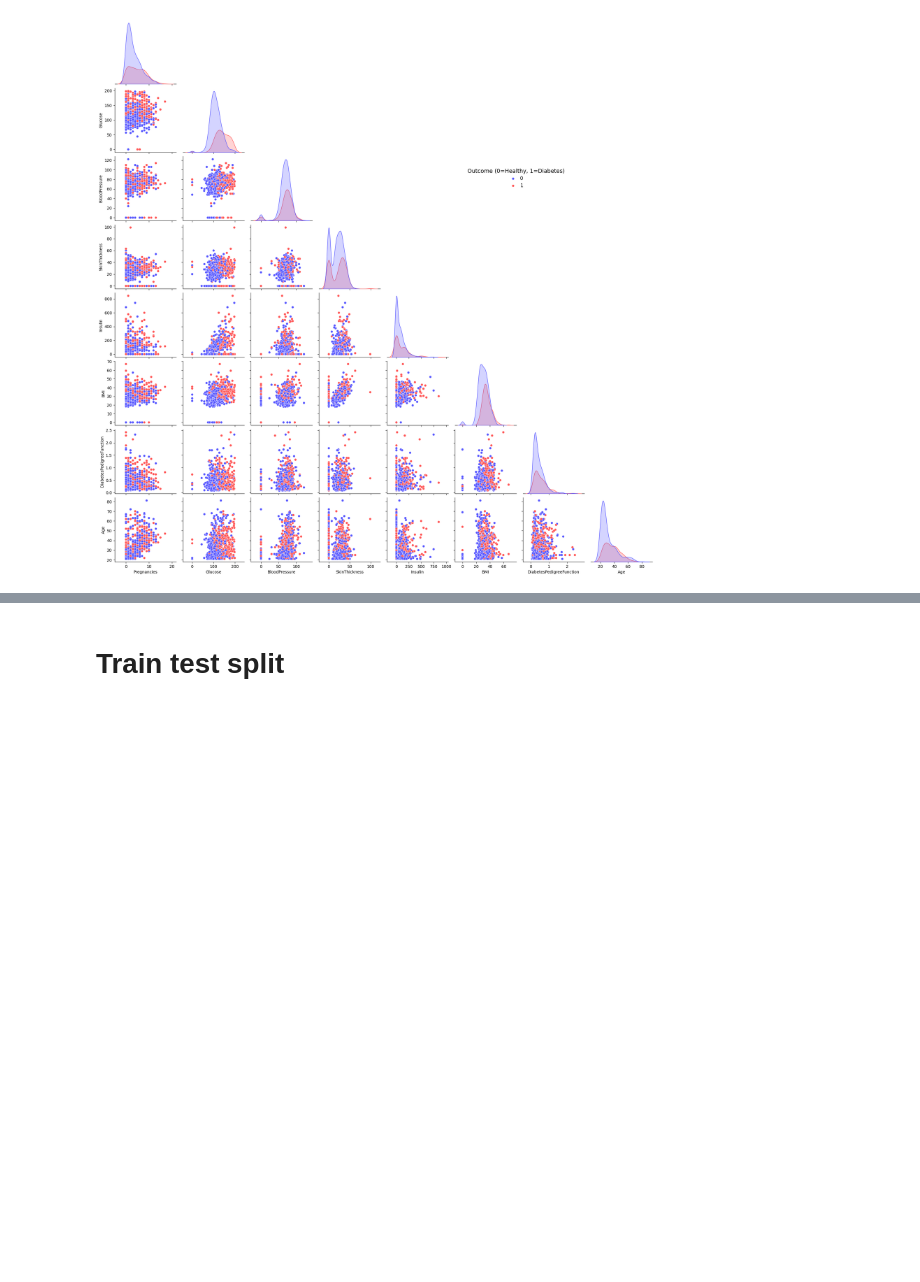
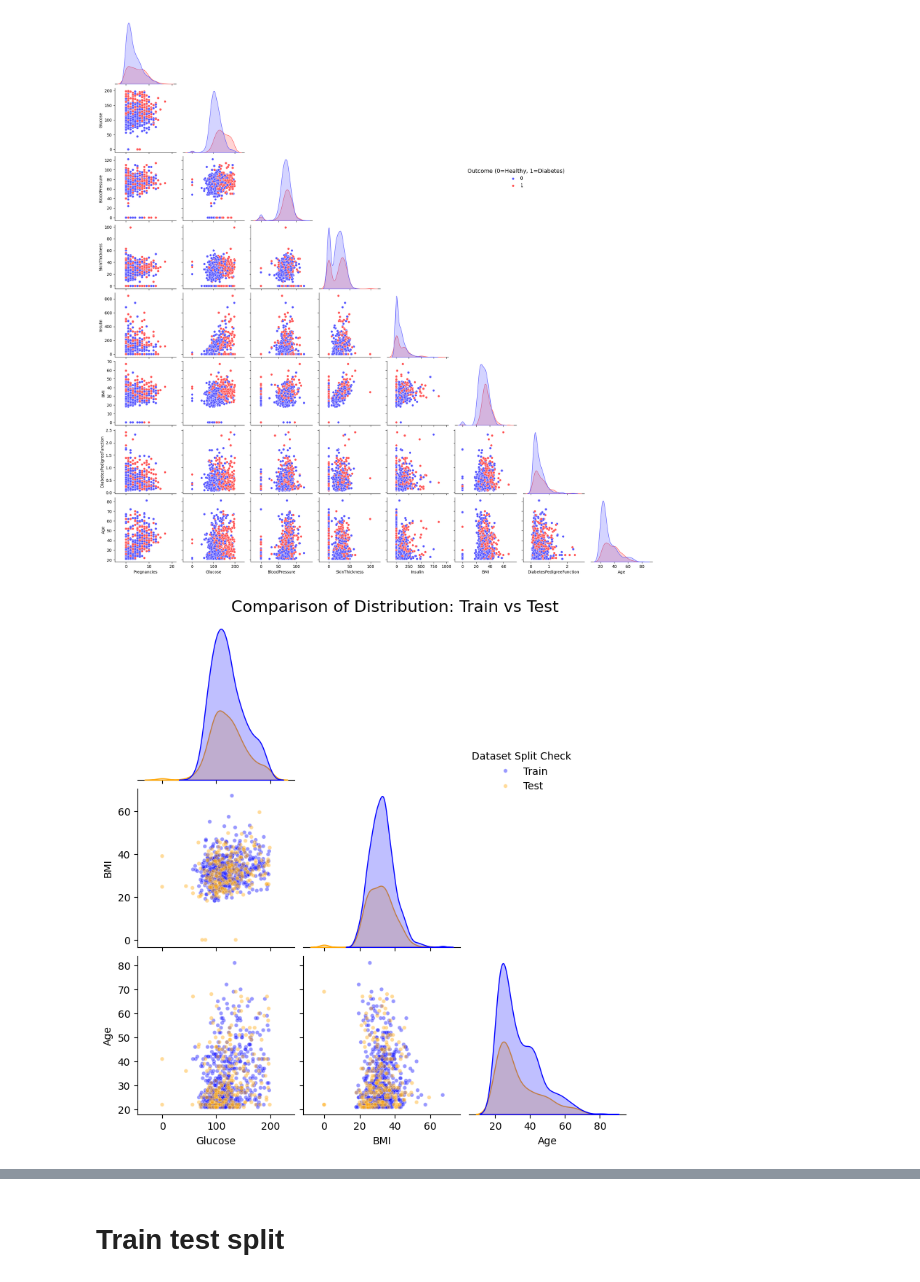
Before and after one commit to avvv-ml-prep-materials/a_nf_0022_ds-diabetes-challenge, a Jupyter notebook: 2_Diabetes_Challenge_WiP2.ipynb, the cells around one changed output, grey strips where cells are left out. Drawn from its saved outputs; the diff is of its cells as text; code cells hidden in the pictures; blank space fills up the shorter version.

```diff
--- a/2_Diabetes_Challenge_WiP2.ipynb
+++ b/2_Diabetes_Challenge_WiP2.ipynb
@@ -381,3 +381,34 @@ plt.setp(g._legend.get_title(), fontsize='14')
 plt.show()
 # %% [output]
 [figure]
+# %%
+# 1. Метим данные, чтобы не перепутать
+df_train_tmp = df_train.copy()
+df_test_tmp = df_test.copy()
+df_train_tmp['Dataset'] = 'Train'
+df_test_tmp['Dataset'] = 'Test'
+
+# 2. Склеиваем их в общую кучу
+df_combined = pd.concat([df_train_tmp, df_test_tmp])
+
+# 3. Рисуем магию. Теперь hue='Dataset'!
+# Выбираем пару-тройку ключевых фич, иначе график будет рисоваться до завтра
+features_to_plot = ['Glucose', 'BMI', 'Age', 'Dataset']
+
+g = sns.pairplot(
+    df_combined[features_to_plot],
+    hue='Dataset',
+    palette={'Train': 'blue', 'Test': 'orange'}, # Разные цвета для наборов
+    corner=True,
+    diag_kind='kde',
+    plot_kws={'alpha': 0.4, 's': 15} # Делаем точки прозрачными, чтобы видеть наложения
+)
+
+# Подтягиваем легенду в пустое место
+g._legend.set_bbox_to_anchor((0.8, 0.7))
+g._legend.set_title('Dataset Split Check')
+
+plt.suptitle("Comparison of Distribution: Train vs Test", y=1.02, fontsize=16)
+plt.show()
+# %% [output]
+[figure, added]
```
Also changed, not shown: parts of 4 cells of this notebook.
